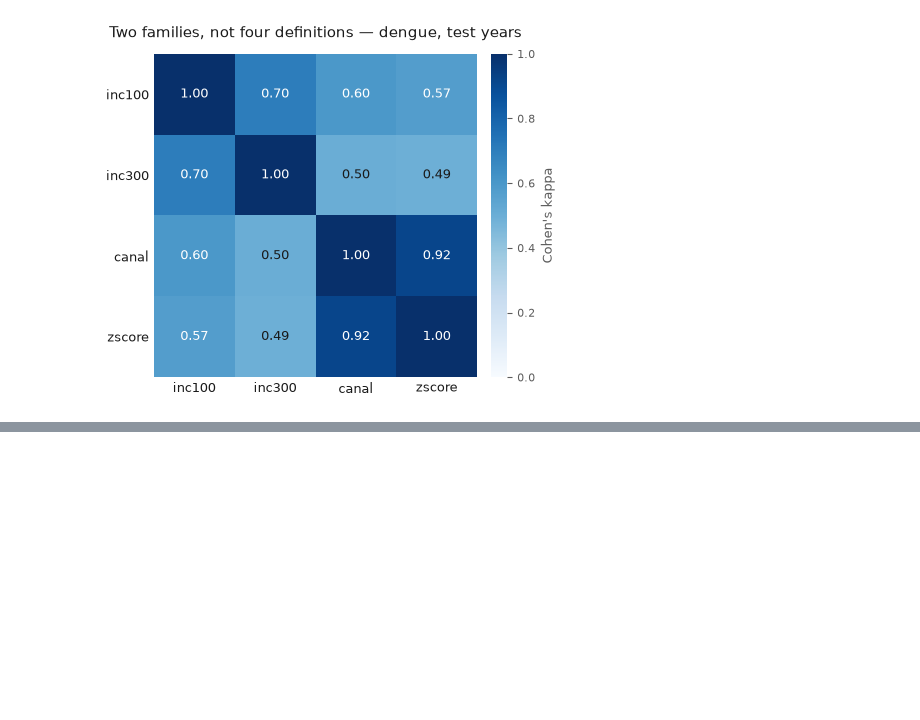
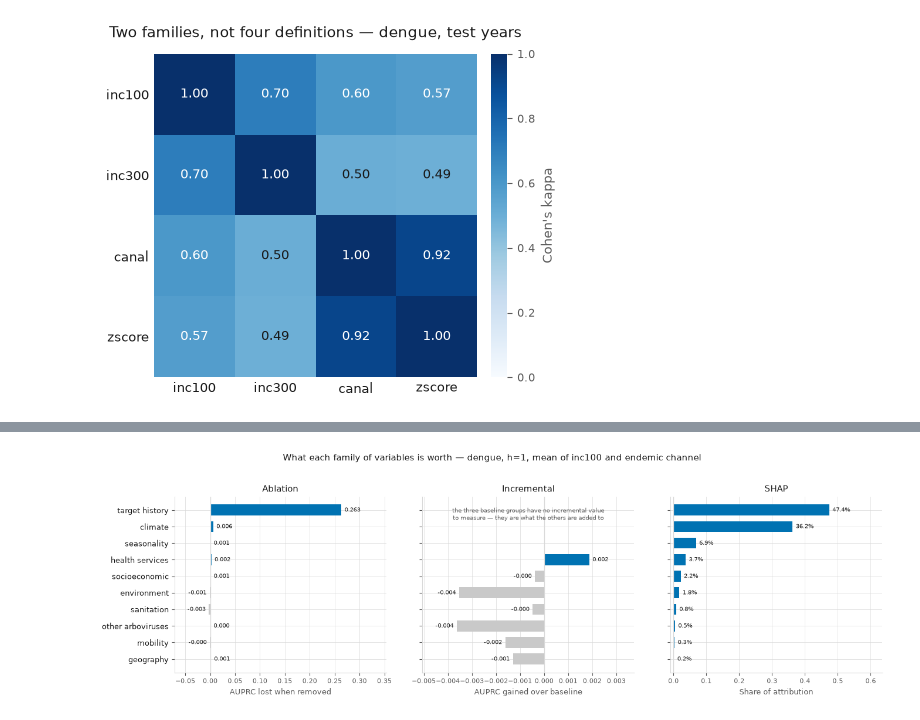
Before and after one commit to LVinaud/arboviral-outbreak-onset, a Jupyter notebook: notebooks/04_results.ipynb, the cells around one changed output, grey strips where cells are left out. Cells and saved outputs as stored; diff of their text form; code cells hidden in the pictures; blank space fills up the shorter version.

```diff
--- a/notebooks/04_results.ipynb
+++ b/notebooks/04_results.ipynb
@@ -1667,0 +1772,16 @@ plt.show()
+# %%
+import json
+import warnings
+
+# Run 03's setup, feature, target and fold cells verbatim — same code, not a copy.
+NB03 = PROJECT_ROOT / "notebooks" / "03_train.ipynb"
+FEATURE_CELLS = [2, 4, 5, 7, 9]
+
+_nb03 = json.loads(NB03.read_text())
+with warnings.catch_warnings():
+    warnings.simplefilter("ignore")
+    for _i in FEATURE_CELLS:
+        exec("".join(_nb03["cells"][_i]["source"]), globals())
+
+FEATURE_COLS_ALL = [c for c in feats.columns if c not in ("cod_ibge", "ano", "mes")]
+print(f"\nFeatures rebuilt from 03: {len(FEATURE_COLS_ALL)}")
@@ -1667,0 +2105,83 @@ plt.show()
+# %%
+# --- The three readings, side by side ---
+order = shap_summary.index.tolist()
+panels = [
+    ("Ablation", "delta_auprc", summary.reindex(order)["delta_auprc"],
+     "AUPRC lost when removed"),
+    ("Incremental", "gain_auprc",
+     incr_summary.reindex(order)["gain_auprc"].fillna(np.nan),
+     "AUPRC gained over baseline"),
+    ("SHAP", "mean", shap_summary.reindex(order)["mean"],
+     "Share of attribution"),
+]
+
+fig, axes = plt.subplots(1, 3, figsize=(13.6, 4.2), sharey=True)
+ypos = np.arange(len(order))
+for ax, (title, _, series, xlabel) in zip(axes, panels):
+    vals = series.values.astype(float)
+    colours = [MODEL_COLORS["rf"] if not np.isnan(v) and v >= 0 else "#c9c9c9"
+               for v in vals]
+    ax.barh(ypos, np.nan_to_num(vals), color=colours, height=0.66, zorder=2)
+    ax.axvline(0, color=GRID, linewidth=1)
+    lo, hi = min(0.0, np.nanmin(vals)), np.nanmax(vals)
+    span = hi - lo if hi > lo else 1.0
+    for y, v in zip(ypos, vals):
+        if np.isnan(v):
+            continue
+        ax.annotate(f"{v:.3f}" if title != "SHAP" else f"{100 * v:.1f}%",
+                    (v, y), xytext=(4 if v >= 0 else -4, 0),
+                    textcoords="offset points", va="center",
+                    ha="left" if v >= 0 else "right", fontsize=7.5, color=INK)
+    # Only reserve room on the left when something actually goes negative.
+    ax.set_xlim(lo - (0.26 * span if lo < 0 else 0.02 * span), hi + 0.34 * span)
+    ax.set_title(title, fontsize=10.5, color=INK)
+    style_axes(ax, xlabel=xlabel)
+axes[1].annotate("the three baseline groups have no incremental value\n"
+                 "to measure — they are what the others are added to",
+                 (0.5, 0.94), xycoords="axes fraction", ha="center", va="top",
+                 fontsize=7.5, color=MUTED)
+axes[0].set_yticks(ypos)
+axes[0].set_yticklabels(order, fontsize=9, color=INK)
+axes[0].invert_yaxis()
+fig.suptitle(f"What each family of variables is worth — {DISEASE}, h={HORIZON}, "
+             f"mean of inc100 and endemic channel", fontsize=11, color=INK, y=1.02)
+fig.tight_layout(w_pad=2.4)   # keep neighbouring panels' end ticks apart
+save_fig(fig, "feature_groups")
+plt.show()
+
+# The old repo shipped these as three separate figures; keep that granularity too.
+for name, series, xlabel, title in [
+        ("ablacao_grupos", summary.reindex(order)["delta_auprc"],
+         "AUPRC lost when the group is removed",
+         f"Leave-one-group-out ablation — {DISEASE}, h={HORIZON}"),
+        ("incremental_grupos", incr_summary.reindex(order)["gain_auprc"],
+         "AUPRC gained over the epidemiological baseline",
+         f"Incremental value of each group — {DISEASE}, h={HORIZON}"),
+        ("shap_grupos", shap_summary.reindex(order)["mean"],
+         "Share of total SHAP attribution",
+         f"SHAP attribution by group — {DISEASE}, h={HORIZON}")]:
+    vals = series.values.astype(float)
+    fig, ax = plt.subplots(figsize=(6.6, 4.0))
+    ax.barh(ypos, np.nan_to_num(vals),
+            color=[MODEL_COLORS["rf"] if not np.isnan(v) and v >= 0 else "#c9c9c9"
+                   for v in vals], height=0.66, zorder=2)
+    ax.axvline(0, color=GRID, linewidth=1)
+    lo, hi = min(0.0, np.nanmin(vals)), np.nanmax(vals)
+    span = hi - lo if hi > lo else 1.0
+    for y, v in zip(ypos, vals):
+        if np.isnan(v):
+            continue
+        ax.annotate(f"{100 * v:.1f}%" if name == "shap_grupos" else f"{v:+.4f}",
+                    (v, y), xytext=(4 if v >= 0 else -4, 0),
+                    textcoords="offset points", va="center",
+                    ha="left" if v >= 0 else "right", fontsize=8, color=INK)
+    ax.set_xlim(lo - (0.28 * span if lo < 0 else 0.02 * span), hi + 0.36 * span)
+    ax.set_yticks(ypos)
+    ax.set_yticklabels(order, fontsize=9, color=INK)
+    ax.invert_yaxis()
+    style_axes(ax, xlabel=xlabel)
+    ax.set_title(title, fontsize=10.5, color=INK)
+    fig.tight_layout()
+    save_fig(fig, name)
+    plt.show()
+# %% [output]
@@ -1667,0 +2189 @@ plt.show()
+[figure, added]
```
Also changed, not shown: parts of 14 cells of this notebook, 24 other files.
